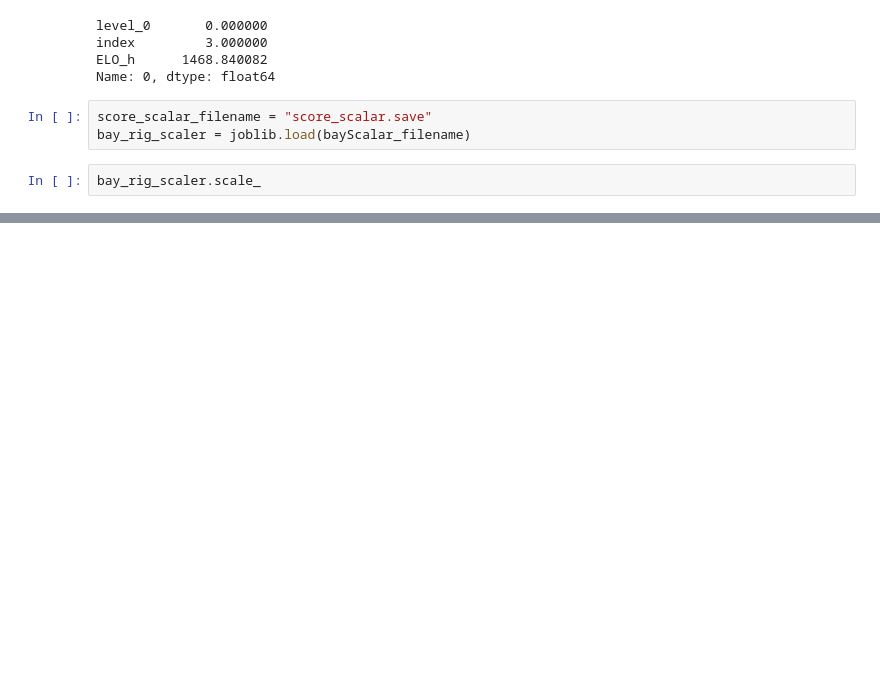
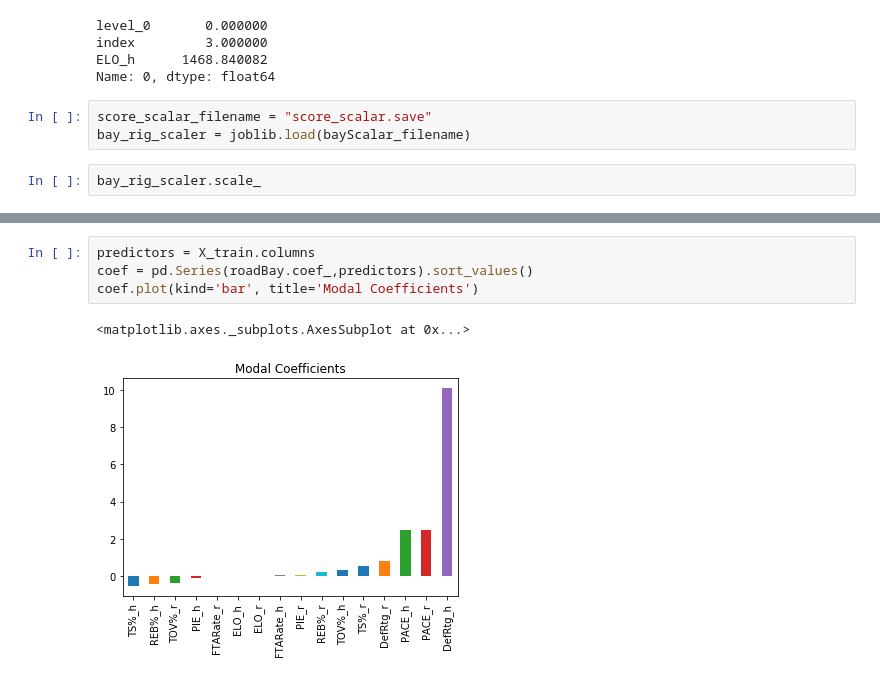
Before and after one commit to charlehl/project-three-nba-predict, a Jupyter notebook: exploratory/score_predict.ipynb, the cells around one changed output, grey strips where cells are left out. Drawn from its saved outputs; the diff is of its cells as text; blank space fills up the shorter version.

```diff
--- a/exploratory/score_predict.ipynb
+++ b/exploratory/score_predict.ipynb
@@ -1346,0 +1366,7 @@ bay_rig_scaler.scale_
+# %%
+predictors = X_train.columns
+coef = pd.Series(roadBay.coef_,predictors).sort_values()
+coef.plot(kind='bar', title='Modal Coefficients')
+# %% [output]
+<matplotlib.axes._subplots.AxesSubplot at 0x...>
+[figure, added]
```
Also changed, not shown: parts of 5 cells of this notebook, 2 other files.
